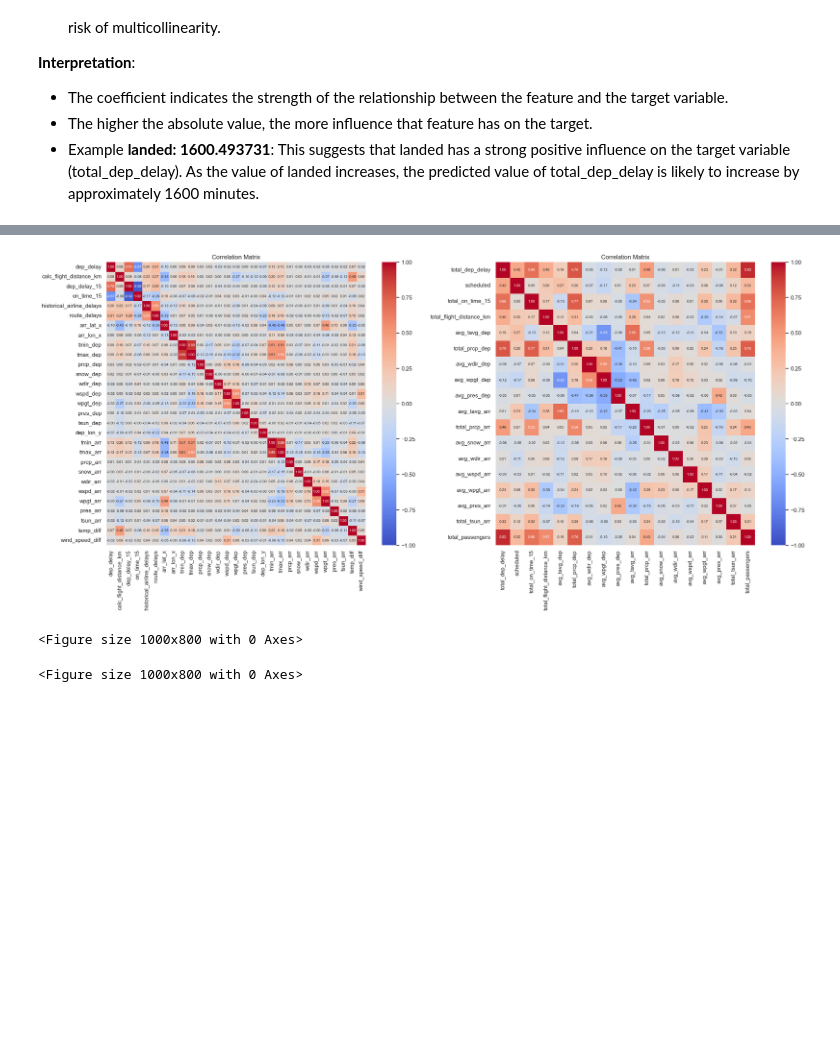
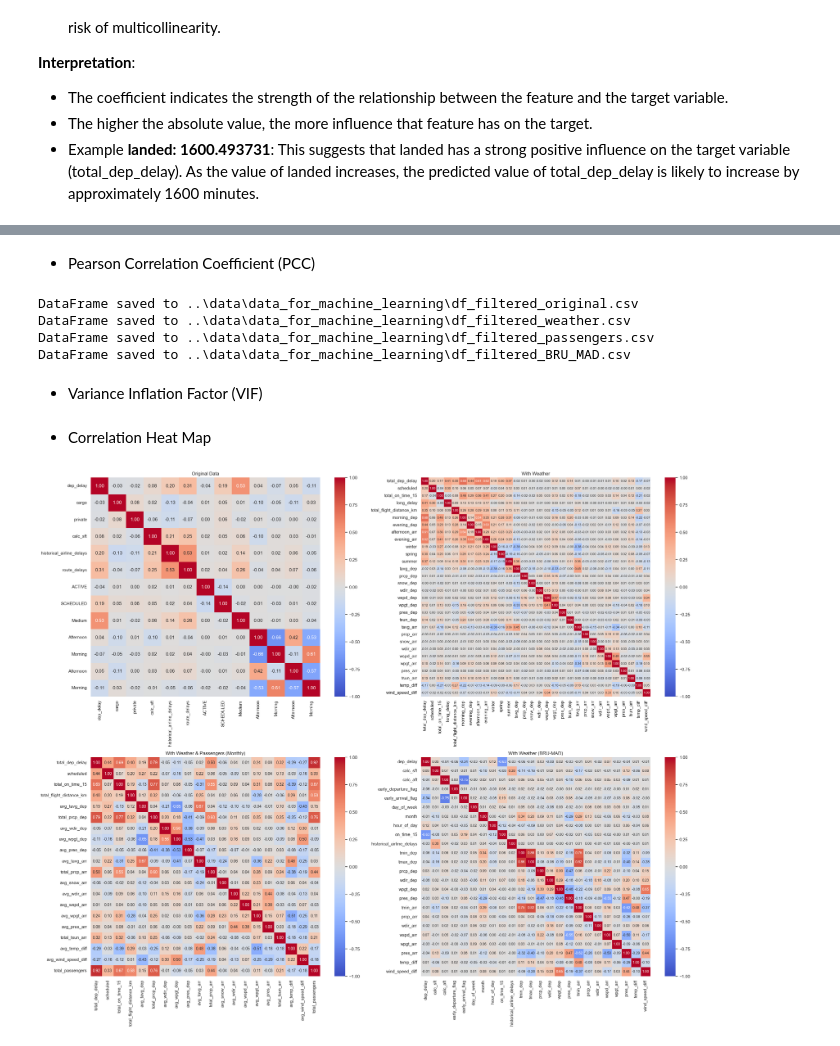
Before and after one commit to DT-Service-Consulting/avstats, a Jupyter notebook: avstats/AvStats_EDA.ipynb, the cells around one changed output, grey strips where cells are left out. Drawn from its saved outputs; the diff is of its cells as text; code cells hidden in the pictures; blank space fills up the shorter version.

```diff
--- a/avstats/AvStats_EDA.ipynb
+++ b/avstats/AvStats_EDA.ipynb
@@ -328,13 +289,13 @@ Weather data was merged with schedule data successfully.
 # %%
 # Remove duplicates and missing values
-df_weather = df_weather.drop_duplicates()
-df_weather = df_weather.dropna(subset=['tavg_dep', 'tavg_arr'])
+#df_weather = pd.read_csv(os.path.join("..", r"data\data_for_machine_learning", "df_weather.csv"))
+df_weather.drop_duplicates()
+df_weather.dropna(subset=['tavg_dep', 'tavg_arr'])
 
 # Convert categorical columns to strings and fill missing values
-df_weather = df_weather.apply(lambda col: col.astype(str) if col.dtype.name == 'category' else col)
+df_weather.apply(lambda col: col.astype(str) if col.dtype.name == 'category' else col)
 df_weather.fillna(0, inplace=True)
 df_weather_new_features = feature_engineering.new_weather_features(df_weather)
-save_dataframe(df_weather_new_features, r"data_for_nn\df_weather")
 
 # Preprocess the datetime column
 aggregator = MergeData(df_weather_new_features)
@@ -600,10 +521,0 @@ df_passengers_monthly
-# %%
-df_passengers_monthly['Month'] = df_passengers_monthly['Month'].astype(str) # Convert to string
-df_passengers_monthly['total_dep_delay_15'] = df_passengers_monthly['total_dep_delay_15'].astype('int64')
-df_passengers_monthly['total_on_time_15'] = df_passengers_monthly['total_on_time_15'].astype('int64')
-
-# Encode the routes and clean data by removing columns
-data_encoding_passengers = OneHotEncoding(df_passengers_monthly)
-df_encoded_passengers = data_encoding_passengers.encode_routes()
-df_numeric_passengers, df_cleaned_passengers = data_encoding_passengers.clean_data()
-df_numeric_passengers
@@ -851,0 +707,24 @@ vif_data_weather
+# %%
+multicollinearity_original = Multicollinearity(df_scaled_original, target_variable_original)
+multicollinearity_weather = Multicollinearity(df_scaled_weather, target_variable_weather)
+multicollinearity_passengers = Multicollinearity(df_scaled_passengers, target_variable_passengers)
+multicollinearity_BRU_MAD = Multicollinearity(df_scaled_BRU_MAD, target_variable_BRU_MAD)
+# %% [markdown]
+* Pearson Correlation Coefficient (PCC)
+# %%
+df_filtered_original, corr_original = multicollinearity_original.pearson_correlation()
+df_filtered_weather, corr_weather = multicollinearity_weather.pearson_correlation()
+df_filtered_passengers, corr_passengers = multicollinearity_passengers.pearson_correlation()
+df_filtered_BRU_MAD, corr_BRU_MAD = multicollinearity_BRU_MAD.pearson_correlation()
+
+save_dataframe(df_filtered_original, r"data_for_machine_learning\df_filtered_original")
+save_dataframe(df_filtered_weather, r"data_for_machine_learning\df_filtered_weather")
+save_dataframe(df_filtered_passengers, r"data_for_machine_learning\df_filtered_passengers")
+save_dataframe(df_filtered_BRU_MAD, r"data_for_machine_learning\df_filtered_BRU_MAD")
+# %% [output]
+DataFrame saved to ..\data\data_for_machine_learning\df_filtered_original.csv
+DataFrame saved to ..\data\data_for_machine_learning\df_filtered_weather.csv
+DataFrame saved to ..\data\data_for_machine_learning\df_filtered_passengers.csv
+DataFrame saved to ..\data\data_for_machine_learning\df_filtered_BRU_MAD.csv
+# %% [markdown]
+* Variance Inflation Factor (VIF)
@@ -852,21 +741,18 @@ vif_data_weather
+# %% [markdown]
+* Correlation Heat Map
 # %%
-fig, axes = plt.subplots(1, 2, figsize=(25, 10))
+fig, axes = plt.subplots(2, 2, figsize=(24, 20))
 
-# Plot heatmap before VIF removal
-correlation_matrix_features = df_vif_weather.corr()
-plt.figure(figsize=(10, 8))
-sns.heatmap(correlation_matrix_features, annot=True, fmt=".2f", cmap='coolwarm', ax=axes[0], vmin=-1, vmax=1, annot_kws={"size": 7})
-axes[0].set_title('Correlation Matrix')
-
-# Plot heatmap after VIF removal
-correlation_matrix_vif = df_vif_passengers.corr()
-plt.figure(figsize=(10, 8))
-sns.heatmap(correlation_matrix_vif, annot=True, fmt=".2f", cmap='coolwarm', ax=axes[1], vmin=-1, vmax=1, annot_kws={"size": 7})
-axes[1].set_title('Correlation Matrix')
+sns.heatmap(df_vif_original.corr(), annot=True, fmt=".2f", cmap='coolwarm', ax=axes[0, 0], vmin=-1, vmax=1, annot_kws={"size": 12})
+axes[0, 0].set_title('Original Data')
+sns.heatmap(df_vif_weather.corr(), annot=True, fmt=".2f", cmap='coolwarm', ax=axes[0, 1], vmin=-1, vmax=1, annot_kws={"size": 8})
+axes[0, 1].set_title('With Weather')
+sns.heatmap(df_vif_passengers.corr(), annot=True, fmt=".2f", cmap='coolwarm', ax=axes[1, 0], vmin=-1, vmax=1, annot_kws={"size": 10})
+axes[1, 0].set_title('With Weather & Passengers (Monthly)')
+sns.heatmap(df_vif_BRU_MAD.corr(), annot=True, fmt=".2f", cmap='coolwarm', ax=axes[1, 1], vmin=-1, vmax=1, annot_kws={"size": 9})
+axes[1, 1].set_title('With Weather (BRU-MAD)')
 
 plt.tight_layout()
 plt.show()
 # %% [output]
-[figure, old version]
+[figure, new version]
-<Figure size 1000x800 with 0 Axes>
-<Figure size 1000x800 with 0 Axes>
```
Also changed, not shown: parts of 31 cells of this notebook, 5 other files.
